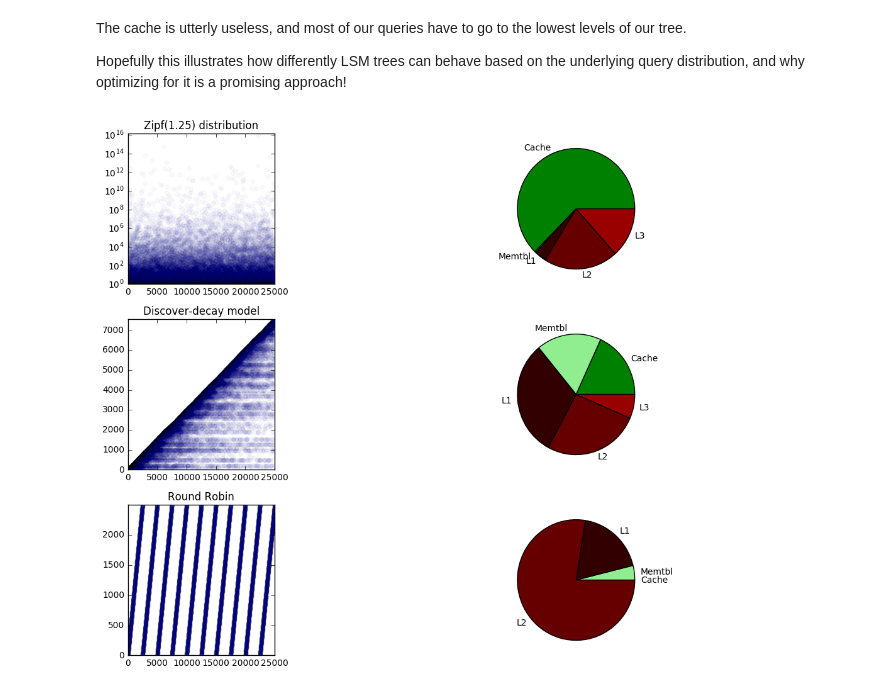
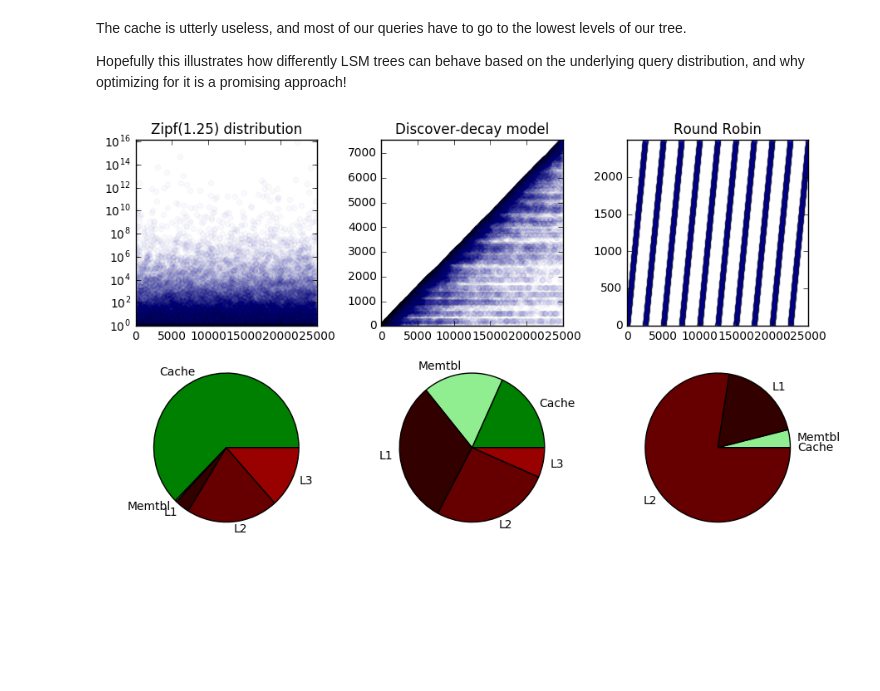
Before and after one commit to asross/cs265, a Jupyter notebook: simulations/presentation figures.ipynb, the cells around one changed output. Saved outputs shown, nothing was run; the diff lists cells and outputs as text; code cells hidden in the pictures; blank space fills up the shorter version.

```diff
--- a/simulations/presentation figures.ipynb
+++ b/simulations/presentation figures.ipynb
@@ -160,23 +160,25 @@ dectrees = [lsmulate(wl.queries, **opts) for wl in timedecs]
 def lsm_pie(lsmtree):
   memtbl, *layers = lsmtree.layers()
   cache = lsmtree.cache
-  plt.pie(
+  patches, texts = plt.pie(
     [cache.total_hits()] + [memtbl.total_hits()] + [l.total_accesses() for l in layers],
     labels=['Cache', 'Memtbl'] + ['L{}'.format(i+1) for i in range(len(layers))],
     colors=['green', 'lightgreen'] + [((i+1)*0.2, 0, 0) for i in range(len(layers))])
+  [t.set_fontsize(16) for t in texts]
 # %%
-with figure_grid(3,3, rowwidth=9) as g:
+with figure_grid(2,3, rowwidth=9, rowheight=2.67) as g:
   g.next(); show_wl(zipfs[1], 'Zipf(1.25) distribution')
-  g.next(); plt.axis('off')
+
+
+  g.next(); show_wl(timedecs[2], 'Discover-decay model')
+
+
+  g.next(); show_wl(robins[0], 'Round Robin')
   g.next(); lsm_pie(zipftrees[1])
-
-  g.next(); show_wl(timedecs[2], 'Discover-decay model');  g.next(); plt.axis('off')
   g.next(); lsm_pie(dectrees[2])
-
-  g.next(); show_wl(robins[0], 'Round Robin');  g.next(); plt.axis('off')
   g.next(); lsm_pie(robtrees[0])
 # %% [output]
-[figure, old version]
+[figure, new version]
 # %%
 opts2 = {'cache_size': 75, 'layer_size': 50, 'layer_ratio': 5, 'bloom_bit_length': 10, 'bloom_hash_count': 5}
 dectrees2 = [lsmulate(wl.queries, **opts2) for wl in timedecs]
```
Also changed, not shown: parts of 2 cells of this notebook, 6 other files.
